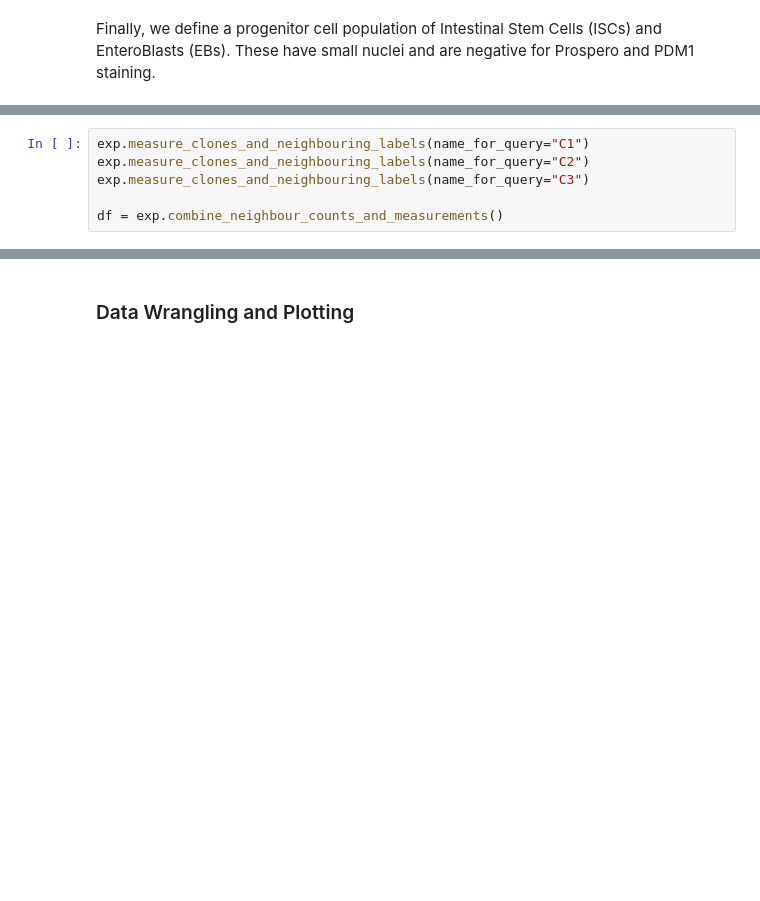
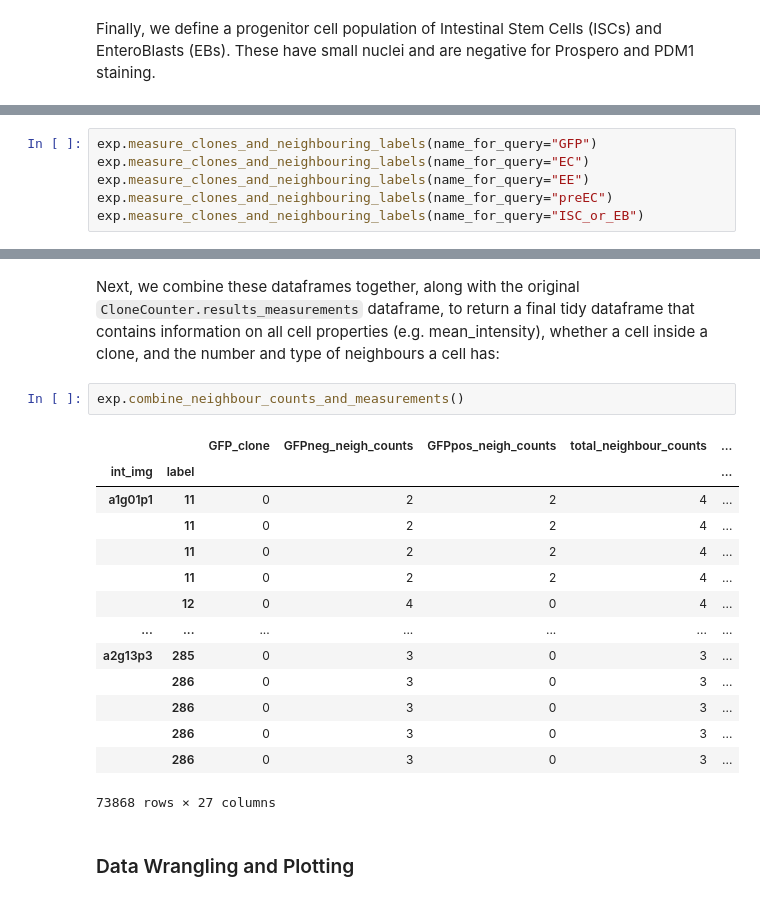
Before and after one commit to morriso1/clonedetective, a Jupyter notebook: 03_Tutorial_simple_walkthrough.ipynb, the cells around one changed output, grey strips where cells are left out. Cells and saved outputs as stored; diff of their text form; blank space fills up the shorter version.

```diff
--- a/03_Tutorial_simple_walkthrough.ipynb
+++ b/03_Tutorial_simple_walkthrough.ipynb
@@ -479,6 +483,6 @@ exp.add_clones_and_neighbouring_labels(
 # %%
-exp.measure_clones_and_neighbouring_labels(name_for_query="C1")
-exp.measure_clones_and_neighbouring_labels(name_for_query="C2")
-exp.measure_clones_and_neighbouring_labels(name_for_query="C3")
-
-df = exp.combine_neighbour_counts_and_measurements()
+exp.measure_clones_and_neighbouring_labels(name_for_query="GFP")
+exp.measure_clones_and_neighbouring_labels(name_for_query="EC")
+exp.measure_clones_and_neighbouring_labels(name_for_query="EE")
+exp.measure_clones_and_neighbouring_labels(name_for_query="preEC")
+exp.measure_clones_and_neighbouring_labels(name_for_query="ISC_or_EB")
@@ -502,3 +507,22 @@ df
+# %% [markdown]
+Next, we combine these dataframes together, along with the original `CloneCounter.results_measurements` dataframe, to return a final tidy dataframe that contains information on all cell properties (e.g. mean_intensity), whether a cell inside a clone, and the number and type of neighbours a cell has:
+# %%
+exp.combine_neighbour_counts_and_measurements()
+# %% [output]
+|  |  | GFP_clone | GFPneg_neigh_counts | GFPpos_neigh_counts | total_neighbour_counts | ... |
+| int_img | label |  |  |  |  | ... |
+| a1g01p1 | 11 | 0 | 2 | 2 | 4 | ... |
+|  | 11 | 0 | 2 | 2 | 4 | ... |
+|  | 11 | 0 | 2 | 2 | 4 | ... |
+|  | 11 | 0 | 2 | 2 | 4 | ... |
+|  | 12 | 0 | 4 | 0 | 4 | ... |
+| ... | ... | ... | ... | ... | ... | ... |
+| a2g13p3 | 285 | 0 | 3 | 0 | 3 | ... |
+|  | 286 | 0 | 3 | 0 | 3 | ... |
+|  | 286 | 0 | 3 | 0 | 3 | ... |
+|  | 286 | 0 | 3 | 0 | 3 | ... |
+|  | 286 | 0 | 3 | 0 | 3 | ... |
+73868 rows × 27 columns
 # %% [markdown]
 ### Data Wrangling and Plotting
 # %%
```
Also changed, not shown: parts of 11 cells of this notebook, 5 other files.
